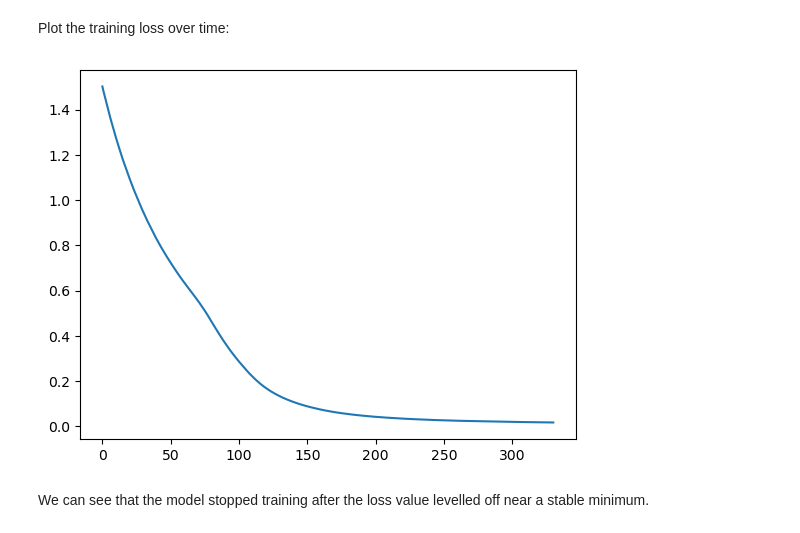
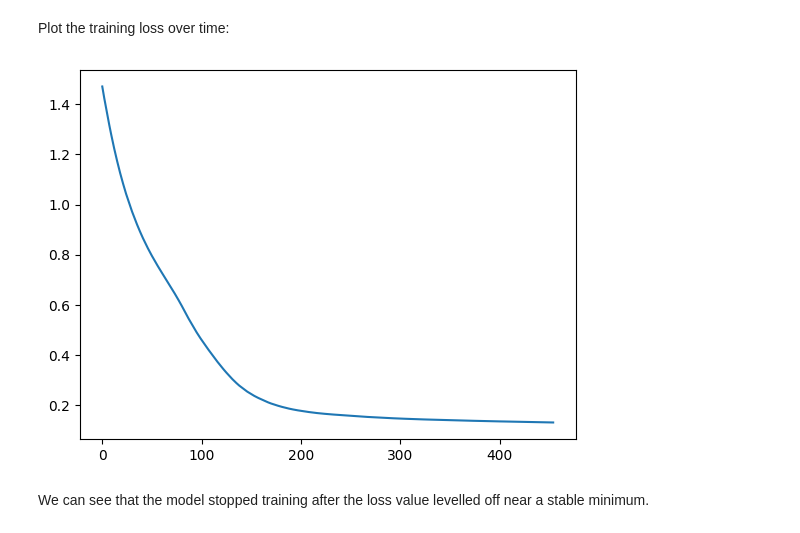
Before and after one commit to Hosseinhamedi/SWB_Predictive_Analytics_Machine_Leanring, a Jupyter notebook: notebooks/Penguin_Classification.ipynb, the cells around one changed output. Saved outputs shown, nothing was run; the diff lists cells and outputs as text; code cells hidden in the pictures.

```diff
--- a/notebooks/Penguin_Classification.ipynb
+++ b/notebooks/Penguin_Classification.ipynb
@@ -202,6 +246,6 @@ We should probably do train-validation-test if we want to monitor training later
 # %%
-X_train, X_test, y_train, y_test = sklearn.model_selection.train_test_split(
-    X, y, test_size=0.2, random_state=42  #, stratify=Y
+X_train, X_test, y_train, y_test = train_test_split(
+    X_scaled, y, test_size=0.2, random_state=42, stratify=y
 )
 # %% [markdown]
 The previous function also conveniently puts the data in a random order:
@@ -210,4 +251,0 @@ The previous function also conveniently puts the data in a random order:
-# %%
-scaler = sklearn.preprocessing.StandardScaler()
-X_train = scaler.fit_transform(X_train)
-X_test = scaler.transform(X_test)
@@ -222,7 +275,9 @@ Here's a diagram of an MLP. It maps the Input data, X, to the Output data, y, wi
 # %% [markdown]
 The MLP classifier model is built into Scikit-learn:
 # %%
-mlp = sklearn.neural_network.MLPClassifier(
+models = {}
+
+models['MLP'] = MLPClassifier(
     hidden_layer_sizes=(8, 8),
     max_iter=1000,
     random_state=42)
@@ -231,16 +286,16 @@ mlp = sklearn.neural_network.MLPClassifier(
 # %% [markdown]
 Scikit-learn, and most machine learning programs, have a built-in fit function that will conveniently train the model for us.
 # %%
-mlp.fit(X_train, y_train)
+models['MLP'].fit(X_train, y_train)
 # %% [output]
 MLPClassifier(hidden_layer_sizes=(8, 8), max_iter=1000, random_state=42)
 # %% [markdown]
 Plot the training loss over time:
 # %%
-plt.plot(mlp.loss_curve_)
+plt.plot(models['MLP'].loss_curve_)
 plt.show()
 # %% [output]
-[figure, old version]
+[figure, new version]
 # %% [markdown]
 We can see that the model stopped training after the loss value levelled off near a stable minimum.
 # %% [markdown]
```
Also changed, not shown: parts of 46 cells of this notebook.
